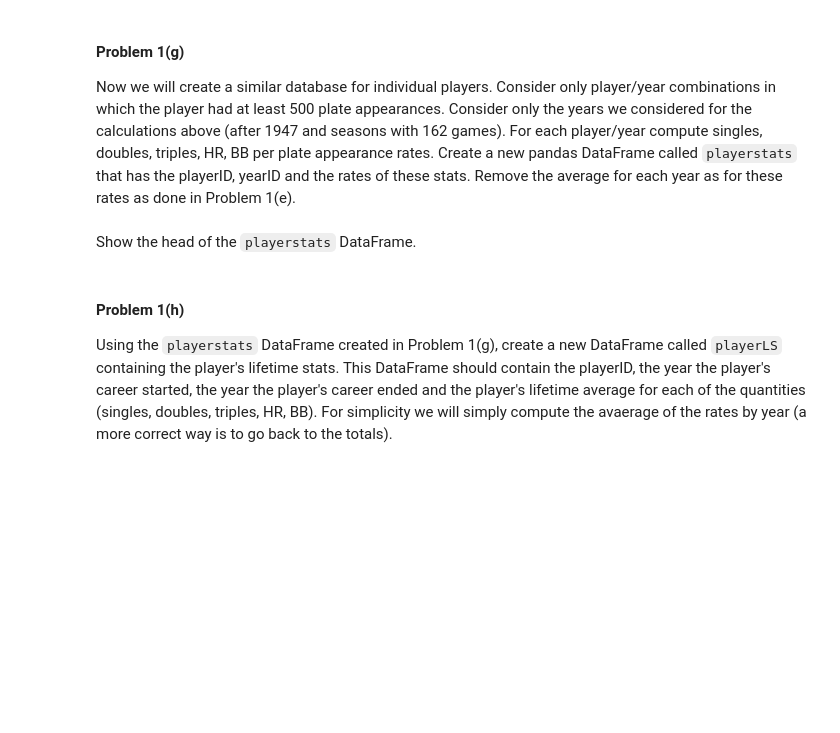
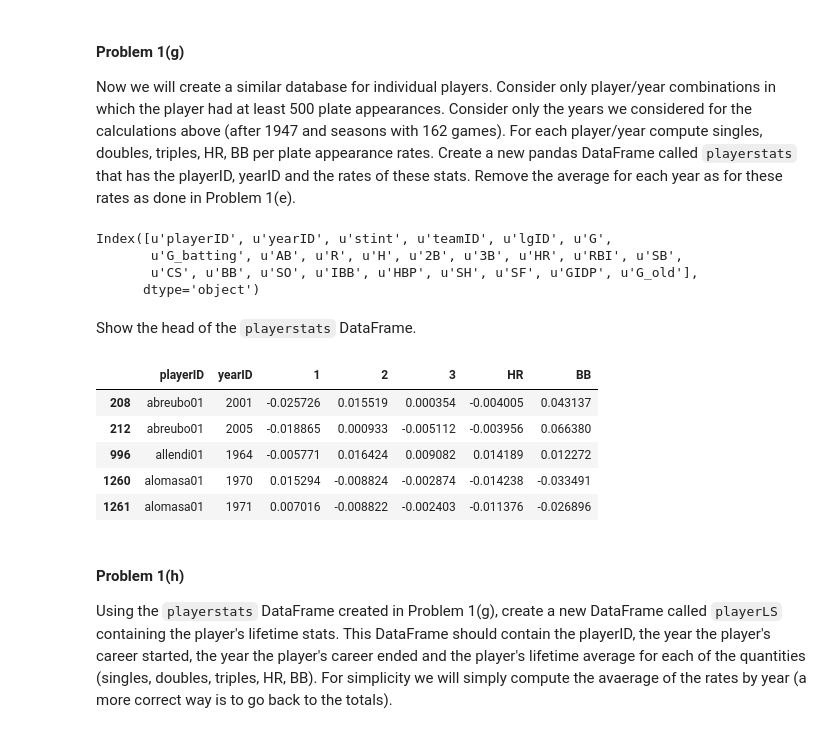
Before and after one commit to suyashSax/CS-109, a Jupyter notebook: Week 7/HW 3.ipynb, the cells around one changed output. Saved outputs shown, nothing was run; the diff lists cells and outputs as text; code cells hidden in the pictures; blank space fills up the shorter version.

```diff
--- a/Week 7/HW 3.ipynb
+++ b/Week 7/HW 3.ipynb
@@ -285,3 +285,9 @@ for i in xrange(1,len(a)+1):
 Now we will create a similar database for individual players. Consider only player/year combinations in which the player had at least 500 plate appearances. Consider only the years we considered for the calculations above (after 1947 and seasons with 162 games). For each player/year compute singles, doubles, triples, HR, BB per plate appearance rates. Create a new pandas DataFrame called `playerstats` that has the playerID, yearID and the rates of these stats.  Remove the average for each year as for these rates as done in Problem 1(e).
 # %%
 ### Your code here ###
+players.columns
+# %% [output]
+Index([u'playerID', u'yearID', u'stint', u'teamID', u'lgID', u'G',
+       u'G_batting', u'AB', u'R', u'H', u'2B', u'3B', u'HR', u'RBI', u'SB',
+       u'CS', u'BB', u'SO', u'IBB', u'HBP', u'SH', u'SF', u'GIDP', u'G_old'],
+      dtype='object')
@@ -289,6 +308,14 @@ Now we will create a similar database for individual players. Consider only play
 Show the head of the `playerstats` DataFrame.
 # %%
 ### Your code here ###
+playerstats.head()
+# %% [output]
+|  | playerID | yearID | 1 | 2 | 3 | HR | BB |
+| 208 | abreubo01 | 2001 | -0.025726 | 0.015519 | 0.000354 | -0.004005 | 0.043137 |
+| 212 | abreubo01 | 2005 | -0.018865 | 0.000933 | -0.005112 | -0.003956 | 0.066380 |
+| 996 | allendi01 | 1964 | -0.005771 | 0.016424 | 0.009082 | 0.014189 | 0.012272 |
+| 1260 | alomasa01 | 1970 | 0.015294 | -0.008824 | -0.002874 | -0.014238 | -0.033491 |
+| 1261 | alomasa01 | 1971 | 0.007016 | -0.008822 | -0.002403 | -0.011376 | -0.026896 |
 # %% [markdown]
 #### Problem 1(h)
 
```
Also changed, not shown: parts of 14 cells of this notebook.
